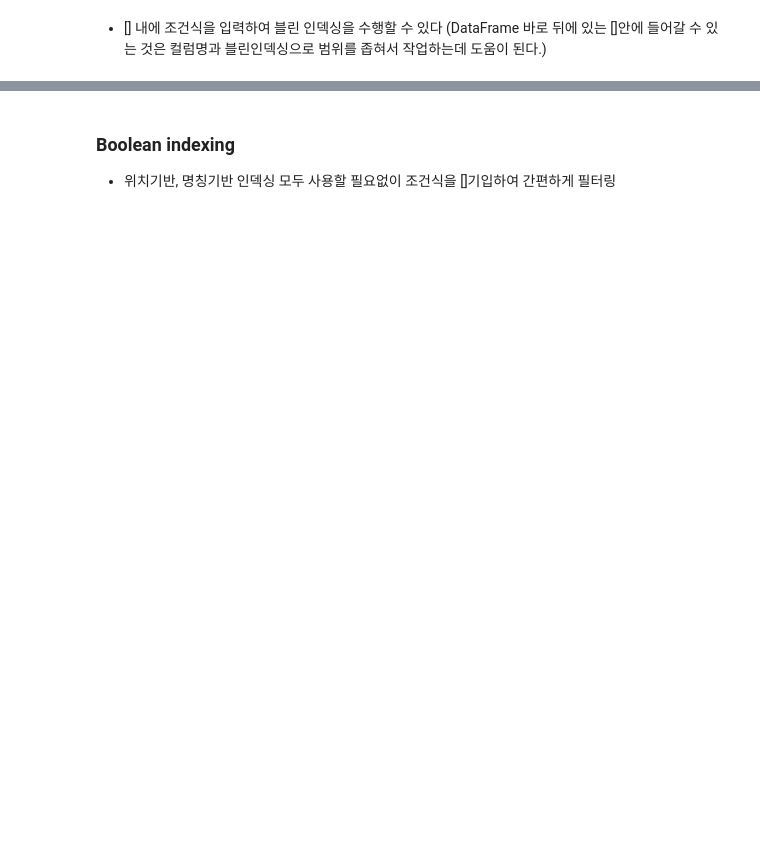
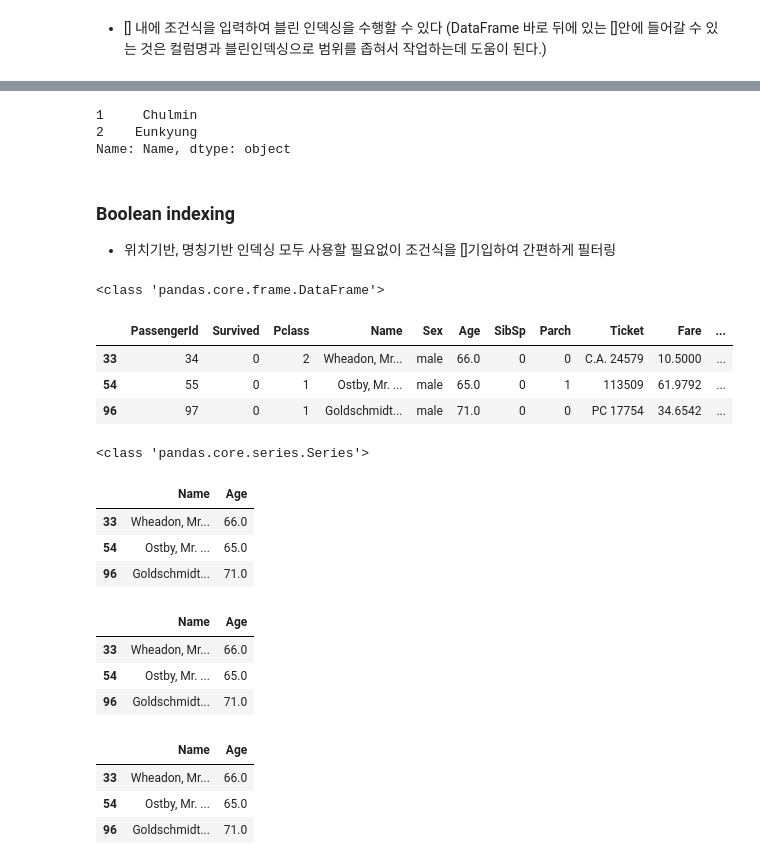
Before and after one commit to KimYongHwi/ml-perfect-guide-study, a Jupyter notebook: 3장_pandas.ipynb, the cells around one changed output, grey strips where cells are left out. Cells and saved outputs as stored; diff of their text form; code cells hidden in the pictures; blank space fills up the shorter version.

Commit message:
iloc, loc, boolean indexing

```diff
--- a/3장_pandas.ipynb
+++ b/3장_pandas.ipynb
@@ -569,3 +613,47 @@ titanic_df[titanic_df['Pclass'] == 3].head(3)
+# %%
+data_df_reset.loc[1:2, 'Name']
+# %% [output]
+1     Chulmin
+2    Eunkyung
+Name: Name, dtype: object
 # %% [markdown]
 ### Boolean indexing
 - 위치기반, 명칭기반 인덱싱 모두 사용할 필요없이 조건식을 []기입하여 간편하게 필터링
+# %%
+titanic_boolean = titanic_df[titanic_df['Age'] > 60]
+print(type(titanic_boolean))
+titanic_boolean.head(3)
+# %% [output]
+<class 'pandas.core.frame.DataFrame'>
+|  | PassengerId | Survived | Pclass | Name | Sex | Age | SibSp | Parch | Ticket | Fare | ... |
+| 33 | 34 | 0 | 2 | Wheadon, Mr... | male | 66.0 | 0 | 0 | C.A. 24579 | 10.5000 | ... |
+| 54 | 55 | 0 | 1 | Ostby, Mr. ... | male | 65.0 | 0 | 1 | 113509 | 61.9792 | ... |
+| 96 | 97 | 0 | 1 | Goldschmidt... | male | 71.0 | 0 | 0 | PC 17754 | 34.6542 | ... |
+# %%
+titanic_df['Age'] > 60
+
+var1 = titanic_df['Age'] > 60
+print(type(var1)) # Boolean Seriese 객체
+# %% [output]
+<class 'pandas.core.series.Series'>
+# %%
+titanic_df[titanic_df['Age'] > 60][['Name', 'Age']].head(3)
+# %% [output]
+|  | Name | Age |
+| 33 | Wheadon, Mr... | 66.0 |
+| 54 | Ostby, Mr. ... | 65.0 |
+| 96 | Goldschmidt... | 71.0 |
+# %%
+titanic_df[['Name', 'Age']][titanic_df['Age'] > 60].head(3)
+# %% [output]
+|  | Name | Age |
+| 33 | Wheadon, Mr... | 66.0 |
+| 54 | Ostby, Mr. ... | 65.0 |
+| 96 | Goldschmidt... | 71.0 |
+# %%
+titanic_df.loc[titanic_df['Age'] > 60, ['Name', 'Age']].head(3)
+# %% [output]
+|  | Name | Age |
+| 33 | Wheadon, Mr... | 66.0 |
+| 54 | Ostby, Mr. ... | 65.0 |
+| 96 | Goldschmidt... | 71.0 |
```
Also changed, not shown: parts of 22 cells of this notebook.
